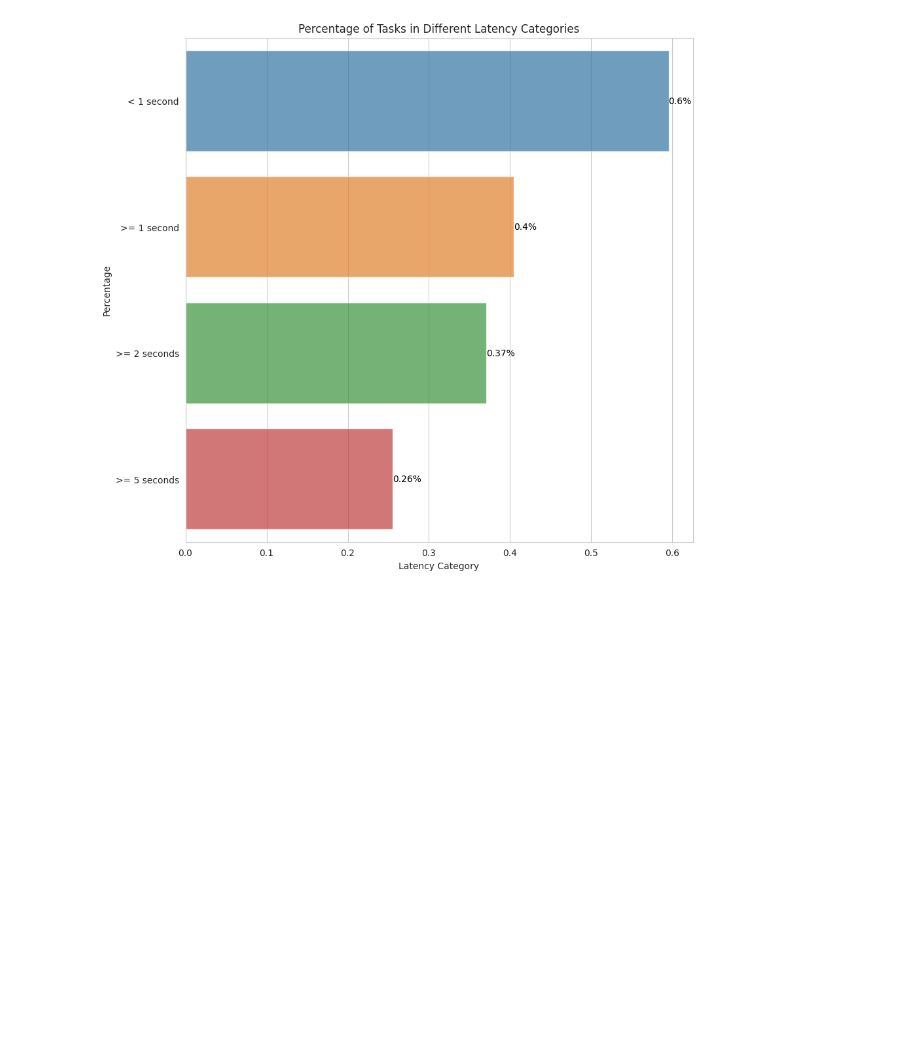
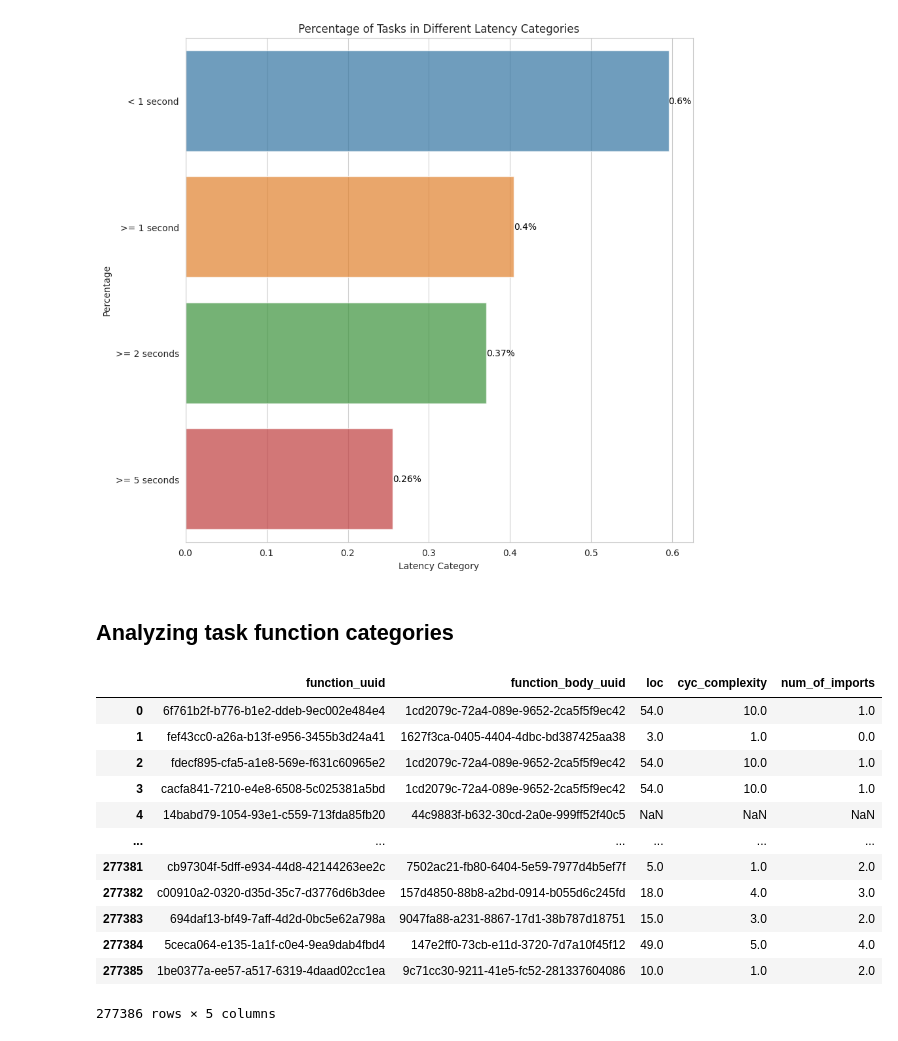
Before and after one commit to aloussase/icpe-data-challenge-2025, a Jupyter notebook: notebooks/latency.ipynb, the cells around one changed output. Cells and saved outputs as stored; diff of their text form; code cells hidden in the pictures; blank space fills up the shorter version.

```diff
--- a/notebooks/latency.ipynb
+++ b/notebooks/latency.ipynb
@@ -127,3 +117,21 @@ plt.ylabel('Percentage')
 # %% [output]
 Text(0, 0.5, 'Percentage')
 [figure]
+# %% [markdown]
+## Analyzing task function categories
+# %%
+functions
+# %% [output]
+|  | function_uuid | function_body_uuid | loc | cyc_complexity | num_of_imports |
+| 0 | 6f761b2f-b776-b1e2-ddeb-9ec002e484e4 | 1cd2079c-72a4-089e-9652-2ca5f5f9ec42 | 54.0 | 10.0 | 1.0 |
+| 1 | fef43cc0-a26a-b13f-e956-3455b3d24a41 | 1627f3ca-0405-4404-4dbc-bd387425aa38 | 3.0 | 1.0 | 0.0 |
+| 2 | fdecf895-cfa5-a1e8-569e-f631c60965e2 | 1cd2079c-72a4-089e-9652-2ca5f5f9ec42 | 54.0 | 10.0 | 1.0 |
+| 3 | cacfa841-7210-e4e8-6508-5c025381a5bd | 1cd2079c-72a4-089e-9652-2ca5f5f9ec42 | 54.0 | 10.0 | 1.0 |
+| 4 | 14babd79-1054-93e1-c559-713fda85fb20 | 44c9883f-b632-30cd-2a0e-999ff52f40c5 | NaN | NaN | NaN |
+| ... | ... | ... | ... | ... | ... |
+| 277381 | cb97304f-5dff-e934-44d8-42144263ee2c | 7502ac21-fb80-6404-5e59-7977d4b5ef7f | 5.0 | 1.0 | 2.0 |
+| 277382 | c00910a2-0320-d35d-35c7-d3776d6b3dee | 157d4850-88b8-a2bd-0914-b055d6c245fd | 18.0 | 4.0 | 3.0 |
+| 277383 | 694daf13-bf49-7aff-4d2d-0bc5e62a798a | 9047fa88-a231-8867-17d1-38b787d18751 | 15.0 | 3.0 | 2.0 |
+| 277384 | 5ceca064-e135-1a1f-c0e4-9ea9dab4fbd4 | 147e2ff0-73cb-e11d-3720-7d7a10f45f12 | 49.0 | 5.0 | 4.0 |
+| 277385 | 1be0377a-ee57-a517-6319-4daad02cc1ea | 9c71cc30-9211-41e5-fc52-281337604086 | 10.0 | 1.0 | 2.0 |
+277386 rows × 5 columns
```
Also changed, not shown: parts of 3 cells of this notebook.
